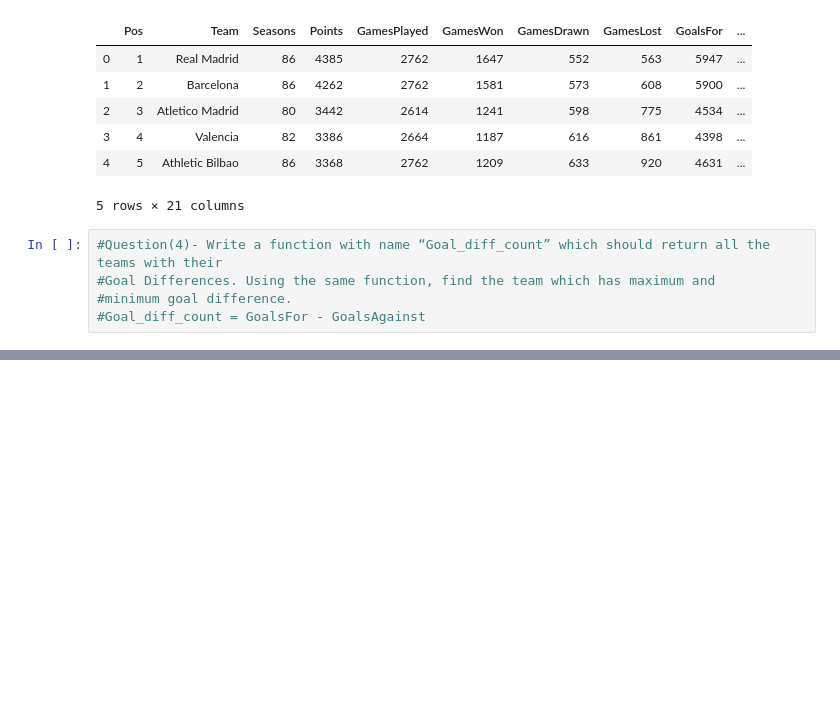
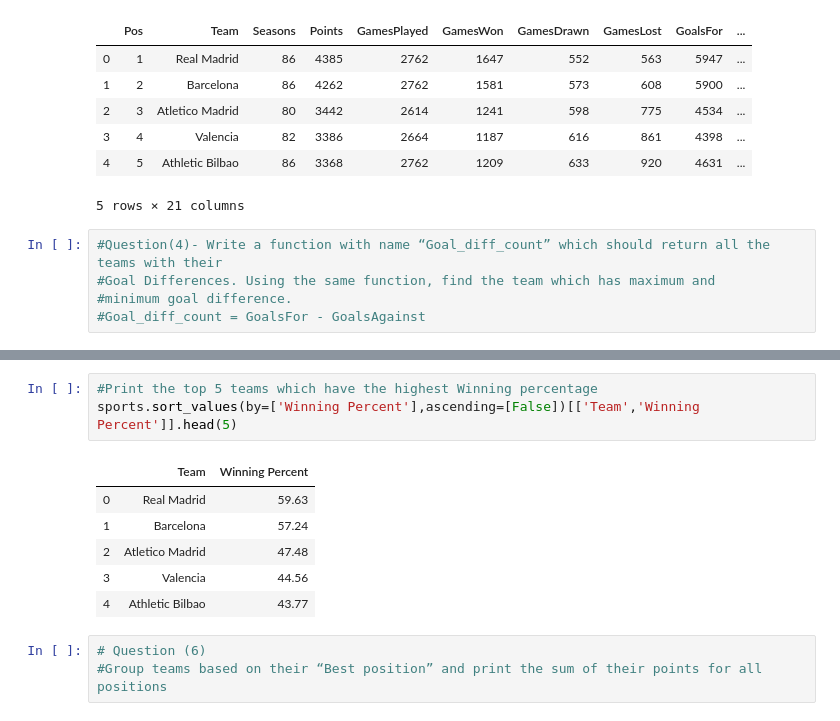
Before and after one commit to amolravatale/temp, a Jupyter notebook: ProjectAssignment.ipynb, the cells around one changed output, grey strips where cells are left out. Cells and saved outputs as stored; diff of their text form; blank space fills up the shorter version.

```diff
--- a/ProjectAssignment.ipynb
+++ b/ProjectAssignment.ipynb
@@ -104,0 +204,13 @@ def Goal_diff_count(df) :
+# %%
+#Print the top 5 teams which have the highest Winning percentage
+sports.sort_values(by=['Winning Percent'],ascending=[False])[['Team','Winning Percent']].head(5)
+# %% [output]
+|  | Team | Winning Percent |
+| 0 | Real Madrid | 59.63 |
+| 1 | Barcelona | 57.24 |
+| 2 | Atletico Madrid | 47.48 |
+| 3 | Valencia | 44.56 |
+| 4 | Athletic Bilbao | 43.77 |
+# %%
+# Question (6)
+#Group teams based on their “Best position” and print the sum of their points for all positions
```
Also changed, not shown: parts of 14 cells of this notebook.
